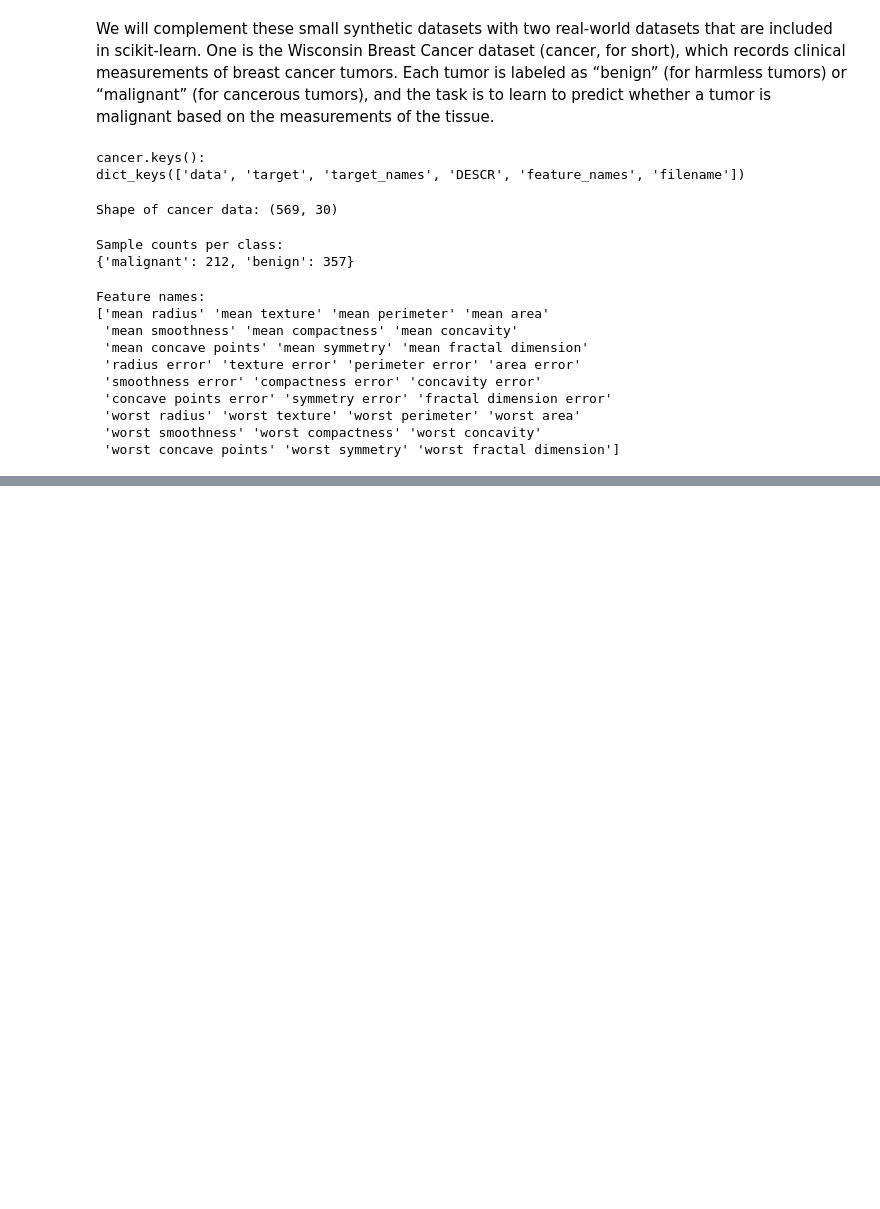
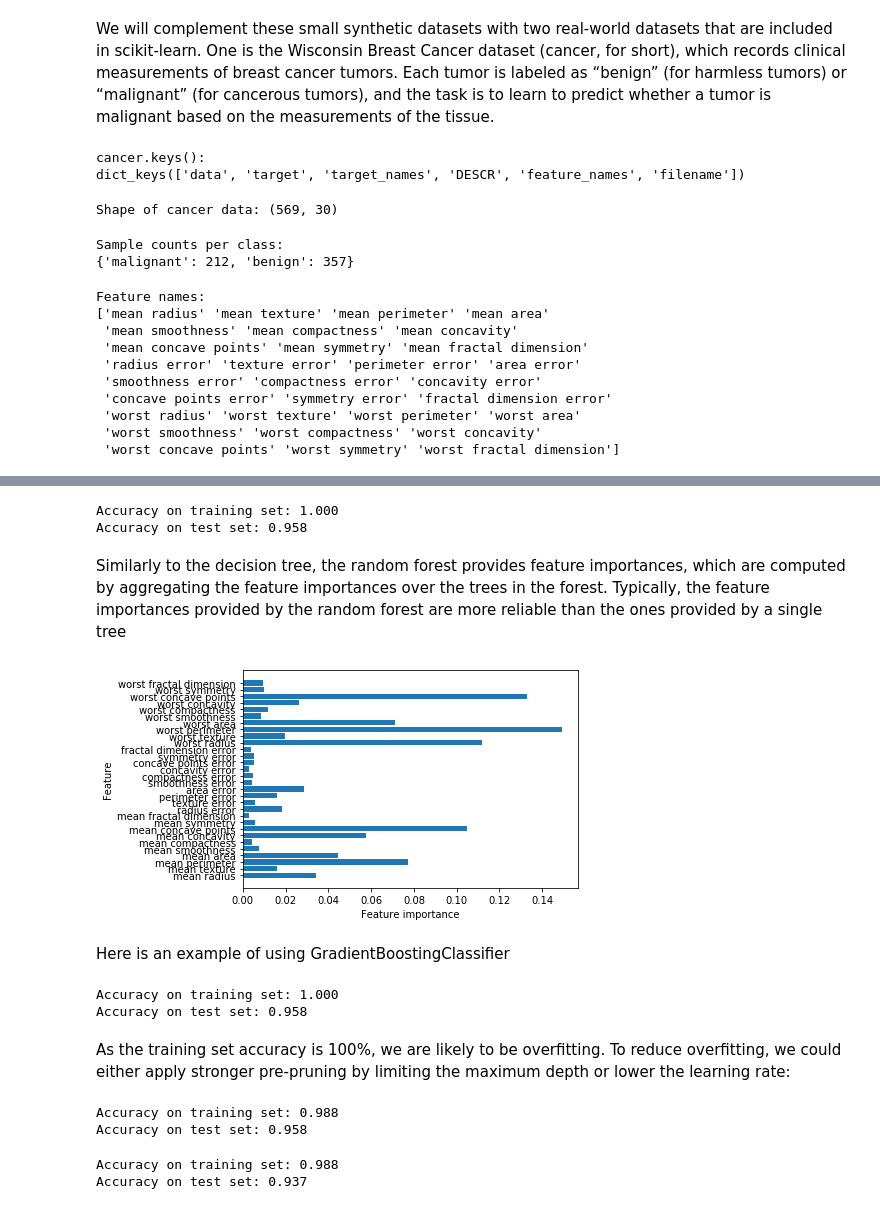
Before and after one commit to barto-ber/Machine-Learning-Projects, a Jupyter notebook: b_cancer.ipynb, the cells around one changed output, grey strips where cells are left out. Drawn from its saved outputs; the diff is of its cells as text; code cells hidden in the pictures; blank space fills up the shorter version.

```diff
--- a/b_cancer.ipynb
+++ b/b_cancer.ipynb
@@ -74,0 +123,55 @@ plt.legend()
+# %%
+from sklearn.ensemble import RandomForestClassifier
+
+forest = RandomForestClassifier(n_estimators=100, random_state=0)
+forest.fit(X_train, y_train)
+
+print("Accuracy on training set: {:.3f}".format(forest.score(X_train, y_train)))
+print("Accuracy on test set: {:.3f}".format(forest.score(X_test, y_test)))
+# %% [output]
+Accuracy on training set: 1.000
+Accuracy on test set: 0.958
+# %% [markdown]
+Similarly to the decision tree, the random forest provides feature importances, which
+are computed by aggregating the feature importances over the trees in the forest. Typically,
+the feature importances provided by the random forest are more reliable than
+the ones provided by a single tree
+# %%
+plot_feature_importances_cancer(forest)
+# %% [output]
+[figure, added]
+# %% [markdown]
+Here is an example of using GradientBoostingClassifier
+# %%
+from sklearn.ensemble import GradientBoostingClassifier
+
+gbrt = GradientBoostingClassifier(random_state=0)
+gbrt.fit(X_train, y_train)
+
+print("Accuracy on training set: {:.3f}".format(gbrt.score(X_train, y_train)))
+print("Accuracy on test set: {:.3f}".format(gbrt.score(X_test, y_test)))
+# %% [output]
+Accuracy on training set: 1.000
+Accuracy on test set: 0.958
+# %% [markdown]
+As the training set accuracy is 100%, we are likely to be overfitting. To reduce overfitting,
+we could either apply stronger pre-pruning by limiting the maximum depth or
+lower the learning rate:
+# %%
+gbrt = GradientBoostingClassifier(random_state=0, max_depth=1)
+gbrt.fit(X_train, y_train)
+
+print("Accuracy on training set: {:.3f}".format(gbrt.score(X_train, y_train)))
+print("Accuracy on test set: {:.3f}".format(gbrt.score(X_test, y_test)))
+# %% [output]
+Accuracy on training set: 0.988
+Accuracy on test set: 0.958
+# %%
+gbrt = GradientBoostingClassifier(random_state=0, learning_rate=0.01)
+gbrt.fit(X_train, y_train)
+
+print("Accuracy on training set: {:.3f}".format(gbrt.score(X_train, y_train)))
+print("Accuracy on test set: {:.3f}".format(gbrt.score(X_test, y_test)))
+# %% [output]
+Accuracy on training set: 0.988
+Accuracy on test set: 0.937
```
Also changed, not shown: parts of 21 cells of this notebook.
